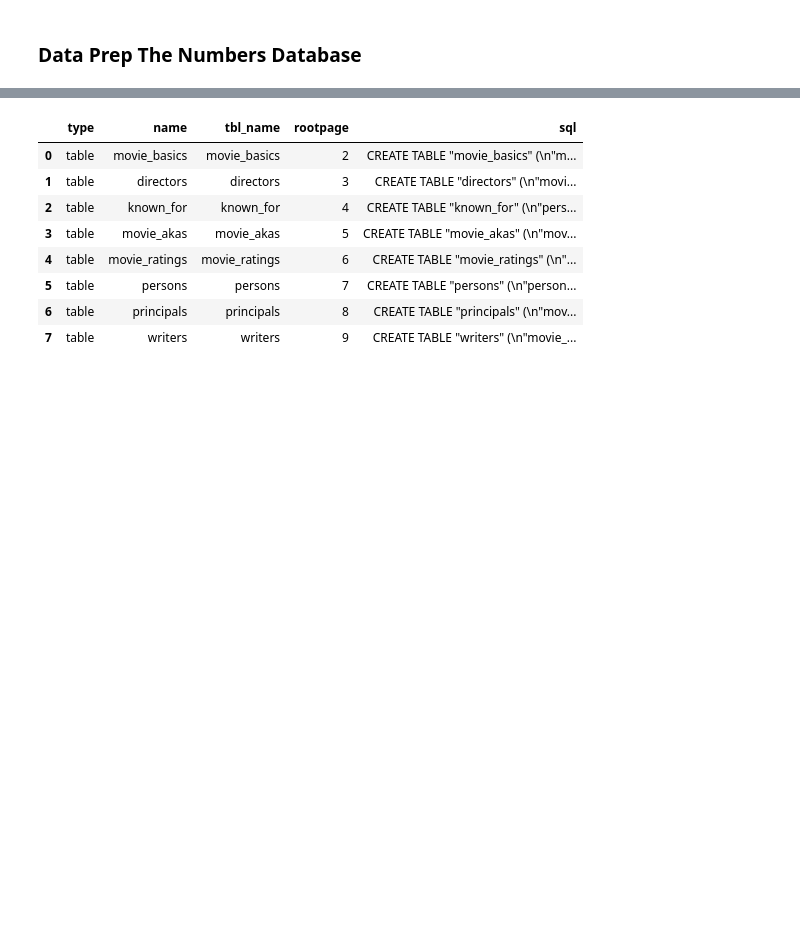
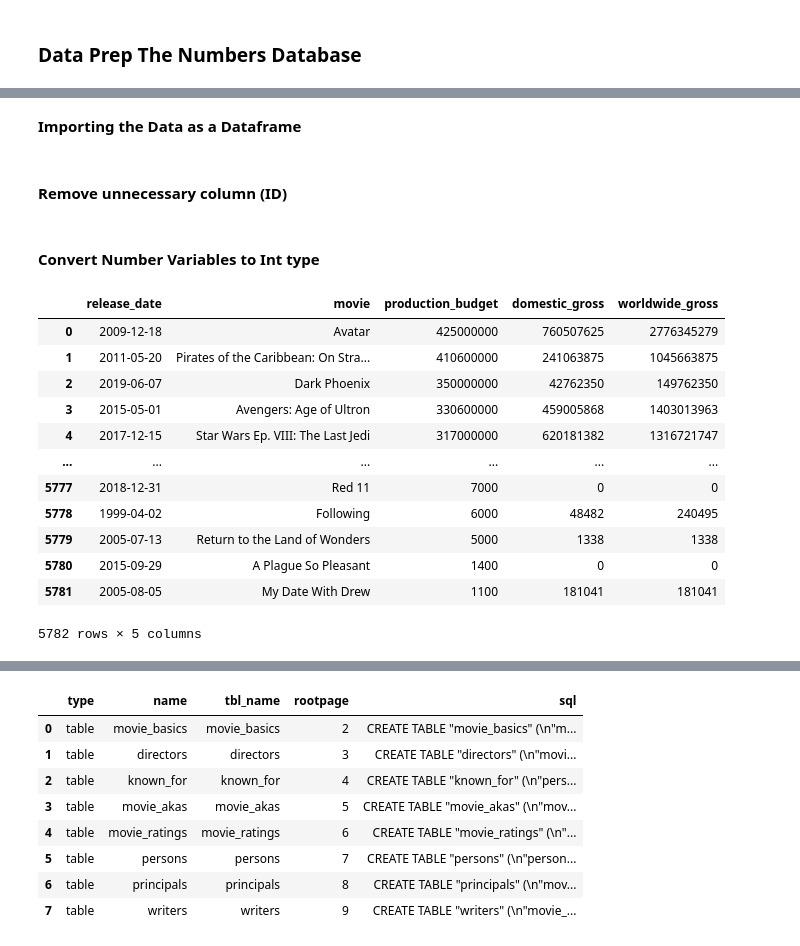
Before and after one commit to fetterollie/Microsoft-Movie-Analysis, a Jupyter notebook: dsc-phase1-project-template.ipynb, the cells around one changed output, grey strips where cells are left out. Drawn from its saved outputs; the diff is of its cells as text; code cells hidden in the pictures; blank space fills up the shorter version.

```diff
--- a/dsc-phase1-project-template.ipynb
+++ b/dsc-phase1-project-template.ipynb
@@ -345,0 +344,2 @@ df_filtered
+# %% [markdown]
+**Importing the Data as a Dataframe**
@@ -345,0 +348,2 @@ df_filtered
+# %% [markdown]
+#### Remove unnecessary column (ID)
@@ -345,0 +352,31 @@ df_filtered
+# %% [markdown]
+#### Convert Number Variables to Int type
+# %%
+tn_df['production_budget'].replace(',','', regex=True, inplace=True)
+tn_df['production_budget'] = tn_df['production_budget'].map(lambda x: x.replace('$',''))
+
+tn_df['domestic_gross'].replace(',','', regex=True, inplace=True)
+tn_df['domestic_gross'] = tn_df['domestic_gross'].map(lambda x: x.replace('$',''))
+
+tn_df['worldwide_gross'].replace(',','', regex=True, inplace=True)
+tn_df['worldwide_gross'] = tn_df['worldwide_gross'].map(lambda x: x.replace('$',''))
+
+tn_df['production_budget'] = tn_df['production_budget'].astype(int)
+tn_df['domestic_gross'] = tn_df['domestic_gross'].astype(int)
+tn_df['worldwide_gross'] = tn_df['worldwide_gross'].astype(int)
+
+tn_df
+# %% [output]
+|  | release_date | movie | production_budget | domestic_gross | worldwide_gross |
+| 0 | 2009-12-18 | Avatar | 425000000 | 760507625 | 2776345279 |
+| 1 | 2011-05-20 | Pirates of the Caribbean: On Stra... | 410600000 | 241063875 | 1045663875 |
+| 2 | 2019-06-07 | Dark Phoenix | 350000000 | 42762350 | 149762350 |
+| 3 | 2015-05-01 | Avengers: Age of Ultron | 330600000 | 459005868 | 1403013963 |
+| 4 | 2017-12-15 | Star Wars Ep. VIII: The Last Jedi | 317000000 | 620181382 | 1316721747 |
+| ... | ... | ... | ... | ... | ... |
+| 5777 | 2018-12-31 | Red 11 | 7000 | 0 | 0 |
+| 5778 | 1999-04-02 | Following | 6000 | 48482 | 240495 |
+| 5779 | 2005-07-13 | Return to the Land of Wonders | 5000 | 1338 | 1338 |
+| 5780 | 2015-09-29 | A Plague So Pleasant | 1400 | 0 | 0 |
+| 5781 | 2005-08-05 | My Date With Drew | 1100 | 181041 | 181041 |
+5782 rows × 5 columns
```
Also changed, not shown: parts of 10 cells of this notebook.
